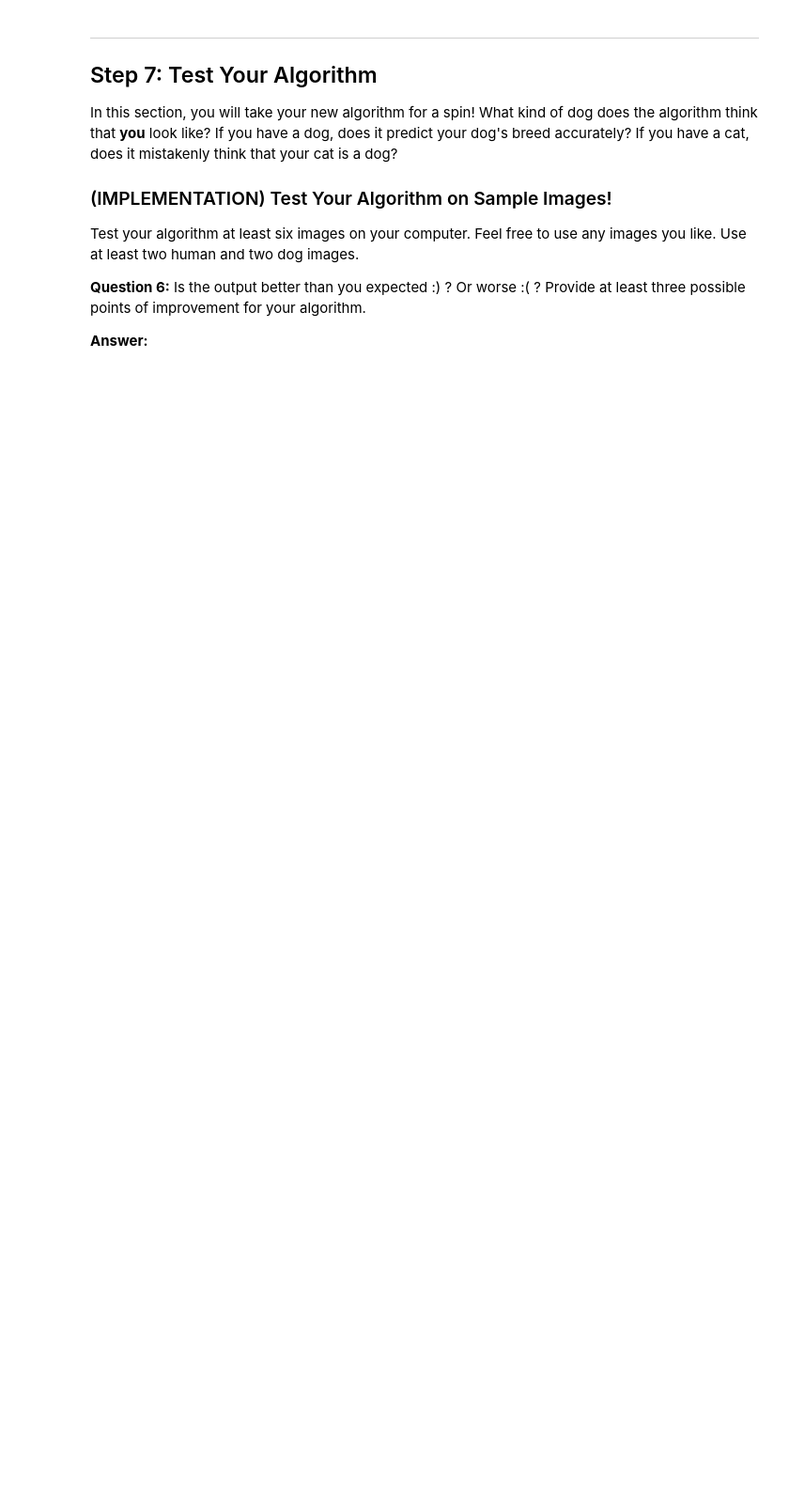
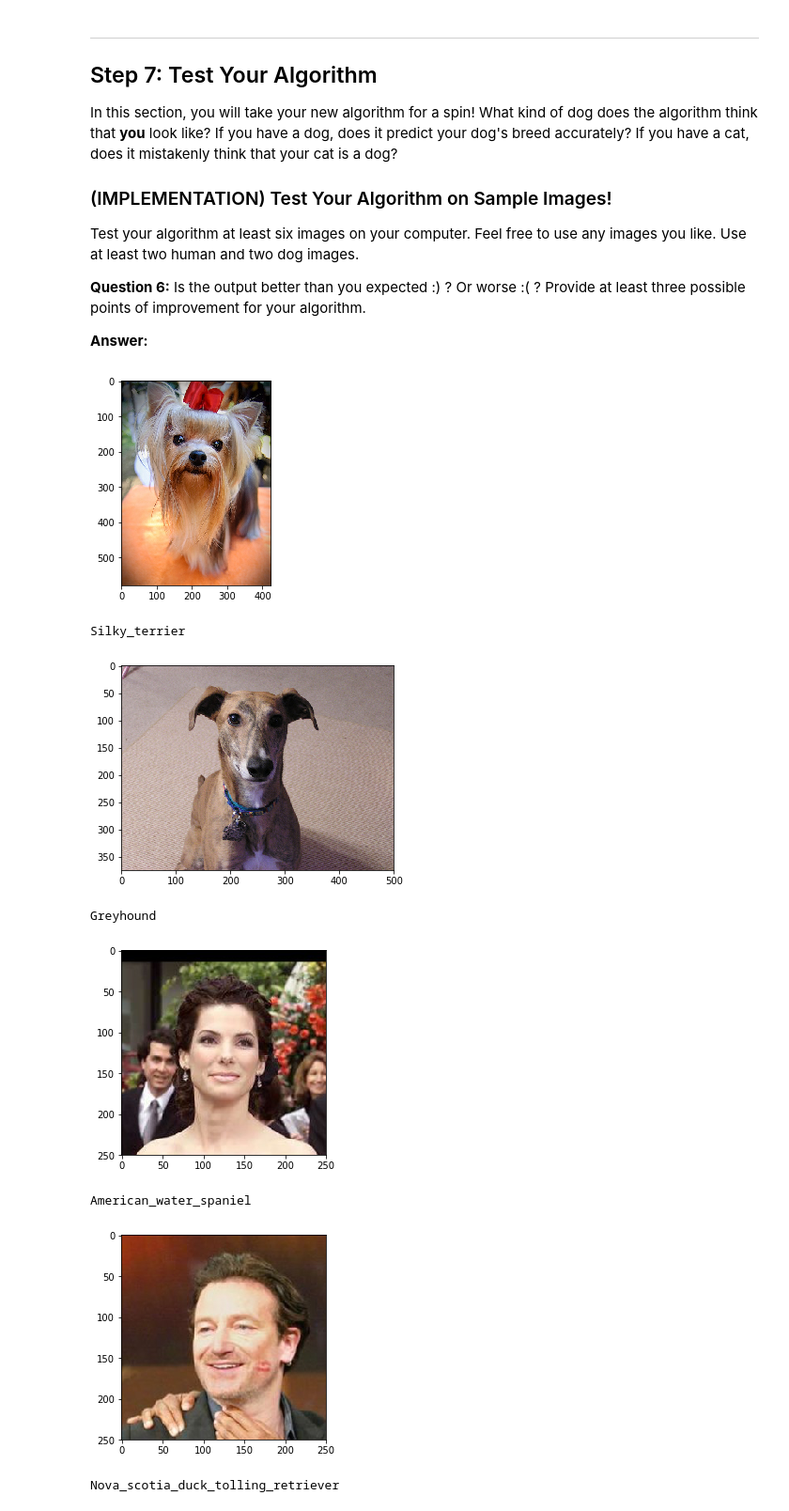
Before and after one commit to naragon/dog-project, a Jupyter notebook: dog_app.ipynb, the cells around one changed output. Shown: that part at 94% size. Cells and saved outputs as stored; diff of their text form; code cells hidden in the pictures; blank space fills up the shorter version.

```diff
--- a/dog_app.ipynb
+++ b/dog_app.ipynb
@@ -712,6 +712,14 @@ def VGG19_predict_breed(img_path):
     predicted_vector = VGG19_model.predict(bottleneck_feature)
     # return dog breed that is predicted by the model
     return dog_names[np.argmax(predicted_vector)]
+
+def Resnet50_predict_breed(img_path):
+    # extract bottleneck features
+    bottleneck_feature = extract_Resnet50(path_to_tensor(img_path))
+    # obtain predicted vector
+    predicted_vector = Resnet50_model.predict(bottleneck_feature)
+    # return dog breed that is predicted by the model
+    return dog_names[np.argmax(predicted_vector)]
 # %% [markdown]
 ---
 <a id='step6'></a>
@@ -736,3 +741,12 @@ Some sample output for our algorithm is provided below, but feel free to design
+# %%
+def detect_human_dog(img_path):
+    if(dog_detector(img_path)):
+        # return breed
+        return Resnet50_predict_breed(img_path)
+    if(face_detector(img_path)):
+        return Resnet50_predict_breed(img_path)
+    else:
+        return "An error occurred"
 # %% [markdown]
 ---
 <a id='step7'></a>
@@ -753,0 +764,28 @@ __Answer:__
+# %%
+def plot_image(img_path):
+    img = cv2.imread(img_path)
+    # convert BGR image to RGB for plotting
+    cv_rgb = cv2.cvtColor(img, cv2.COLOR_BGR2RGB)
+    # display the image, along with bounding box
+    plt.imshow(cv_rgb)
+    plt.show()
+# %%
+tst_images = ['dogImages/valid/133.Yorkshire_terrier/Yorkshire_terrier_08348.jpg',
+              'dogImages/valid/081.Greyhound/Greyhound_05497.jpg',
+              'lfw/Sandra_Bullock/Sandra_Bullock_0001.jpg',
+              'lfw/Bono/Bono_0001.jpg',
+              'lfw/Gwen_Stefani/Gwen_Stefani_0001.jpg',
+              'lfw/Dick_Cheney/Dick_Cheney_0001.jpg'
+              ]
+for tst_img in tst_images:
+    plot_image(tst_img)
+    print(detect_human_dog(tst_img))
+# %% [output]
+[figure, added]
+Silky_terrier
+[figure, added]
+Greyhound
+[figure, added]
+American_water_spaniel
+[figure, added]
+Nova_scotia_duck_tolling_retriever
```
Also changed, not shown: parts of 13 cells of this notebook.
